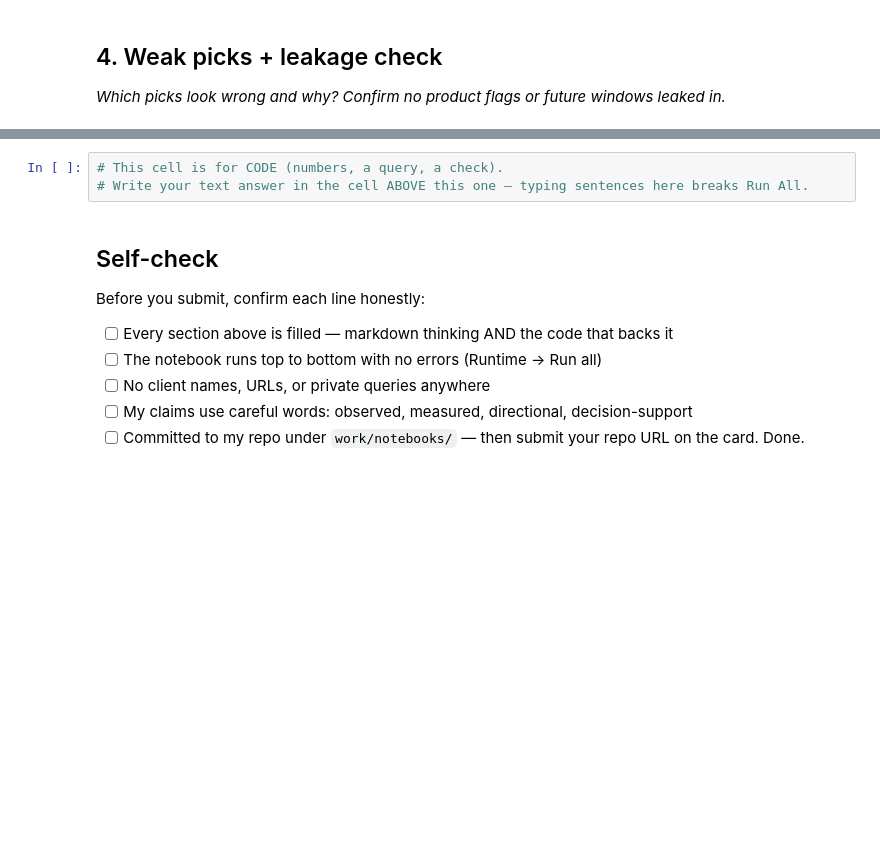
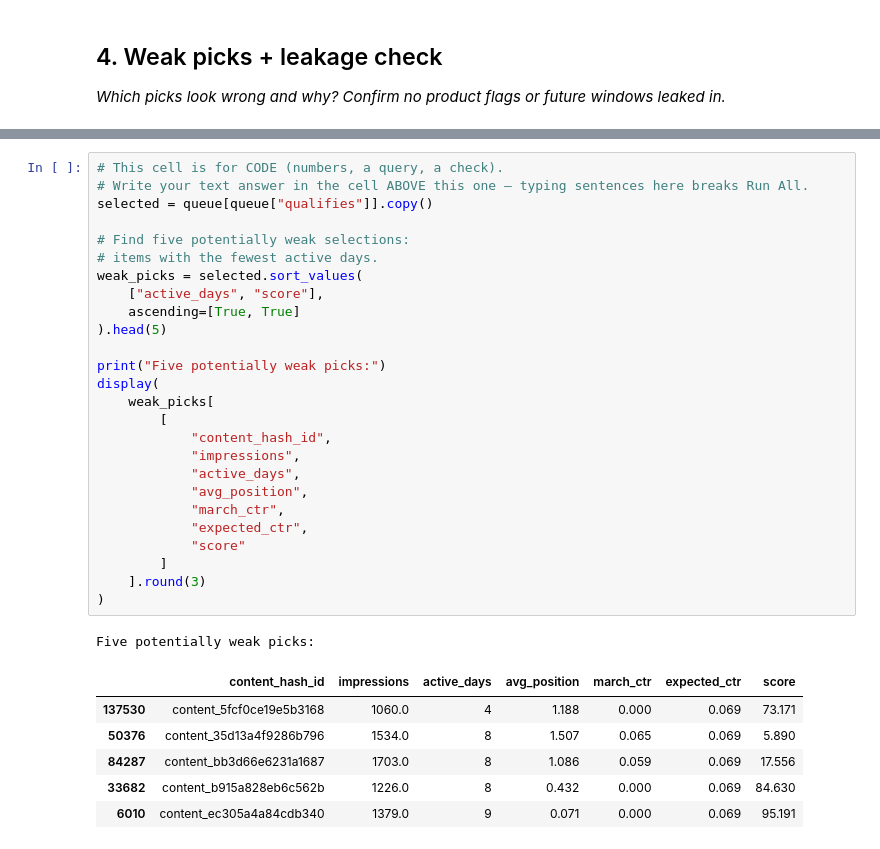
Before and after one commit to irene1407/ML-1, a Jupyter notebook: work/notebooks/w04_baseline_score.ipynb, the cells around one changed output, grey strips where cells are left out. Saved outputs shown, nothing was run; the diff lists cells and outputs as text; blank space fills up the shorter version.

```diff
--- a/work/notebooks/w04_baseline_score.ipynb
+++ b/work/notebooks/w04_baseline_score.ipynb
@@ -34,13 +427,34 @@ This skeleton is yours to fill. Work the sections **in order** — each one has
 # %%
 # This cell is for CODE (numbers, a query, a check).
 # Write your text answer in the cell ABOVE this one — typing sentences here breaks Run All.
+selected = queue[queue["qualifies"]].copy()
+
+# Find five potentially weak selections:
+# items with the fewest active days.
+weak_picks = selected.sort_values(
+    ["active_days", "score"],
+    ascending=[True, True]
+).head(5)
+
+print("Five potentially weak picks:")
+display(
+    weak_picks[
+        [
+            "content_hash_id",
+            "impressions",
+            "active_days",
+            "avg_position",
+            "march_ctr",
+            "expected_ctr",
+            "score"
+        ]
+    ].round(3)
+)
+# %% [output]
+Five potentially weak picks:
+|  | content_hash_id | impressions | active_days | avg_position | march_ctr | expected_ctr | score |
+| 137530 | content_5fcf0ce19e5b3168 | 1060.0 | 4 | 1.188 | 0.000 | 0.069 | 73.171 |
+| 50376 | content_35d13a4f9286b796 | 1534.0 | 8 | 1.507 | 0.065 | 0.069 | 5.890 |
+| 84287 | content_bb3d66e6231a1687 | 1703.0 | 8 | 1.086 | 0.059 | 0.069 | 17.556 |
+| 33682 | content_b915a828eb6c562b | 1226.0 | 8 | 0.432 | 0.000 | 0.069 | 84.630 |
+| 6010 | content_ec305a4a84cdb340 | 1379.0 | 9 | 0.071 | 0.000 | 0.069 | 95.191 |
-# %% [markdown]
-## Self-check
-
-Before you submit, confirm each line honestly:
-
-- [ ] Every section above is filled — markdown thinking AND the code that backs it
-- [ ] The notebook runs top to bottom with no errors (Runtime → Run all)
-- [ ] No client names, URLs, or private queries anywhere
-- [ ] My claims use careful words: observed, measured, directional, decision-support
-- [ ] Committed to my repo under `work/notebooks/` — then submit your repo URL on the card. Done.
```
Also changed, not shown: parts of 18 cells of this notebook.
